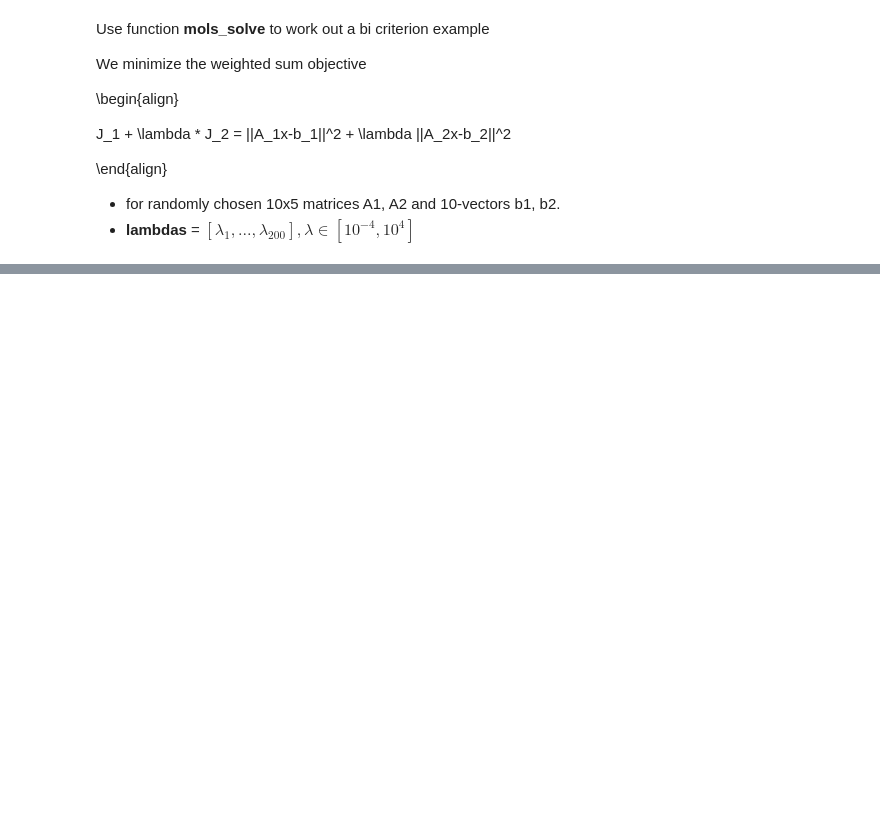
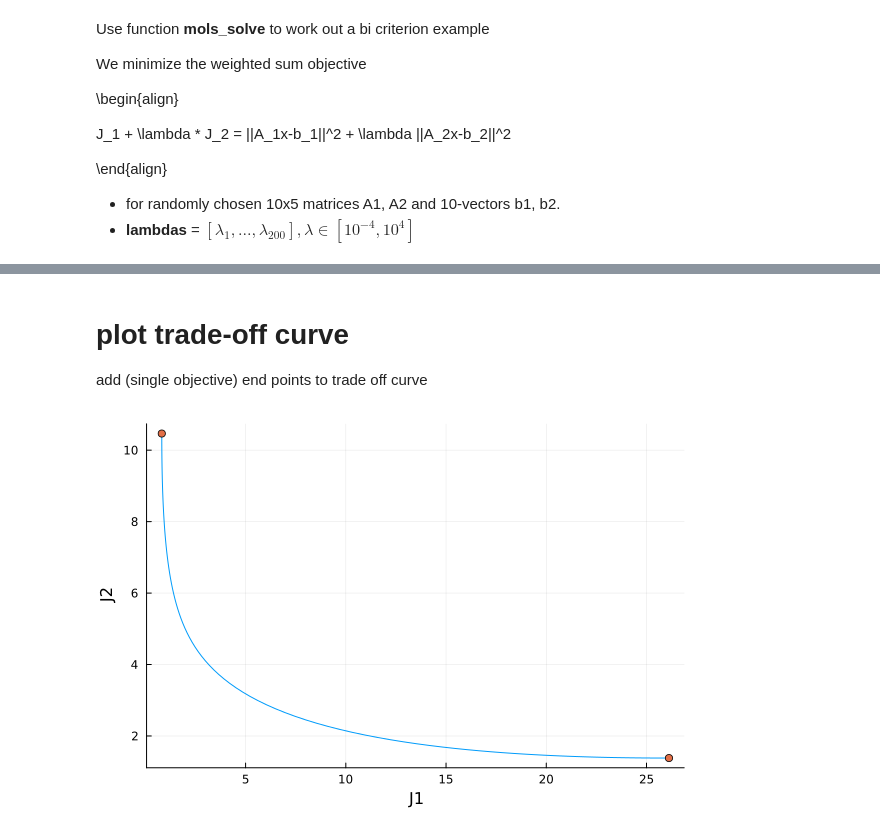
Before and after one commit to QuangMDoan/stanford-engr108, a Jupyter notebook: lec15/multi_objectives_least_squares.ipynb, the cells around one changed output, grey strips where cells are left out. Drawn from its saved outputs; the diff is of its cells as text; code cells hidden in the pictures; blank space fills up the shorter version.

Commit message:
Chapter 15: multi-objective least squares

```diff
--- a/lec15/multi_objectives_least_squares.ipynb
+++ b/lec15/multi_objectives_least_squares.ipynb
@@ -62,0 +70,13 @@ plot(lambdas, x', xscale = :log10, xlabel="lambda", label="")
+# %% [markdown]
+# plot trade-off curve
+
+add (single objective) end points to trade off curve
+# %%
+plot(J1, J2, xlabel="J1", ylabel="J2", legend=false)
+x1 = As[1]\bs[1]
+x2 = As[2]\bs[2]
+J1_point = [norm(As[1]*x1-bs[1])^2, norm(As[1]*x2-bs[1])^2]
+J2_point = [norm(As[2]*x1-bs[2])^2, norm(As[2]*x2-bs[2])^2]
+scatter!(J1_point, J2_point)
+# %% [output]
+[figure, added]
```
Also changed, not shown: parts of 11 cells of this notebook.
